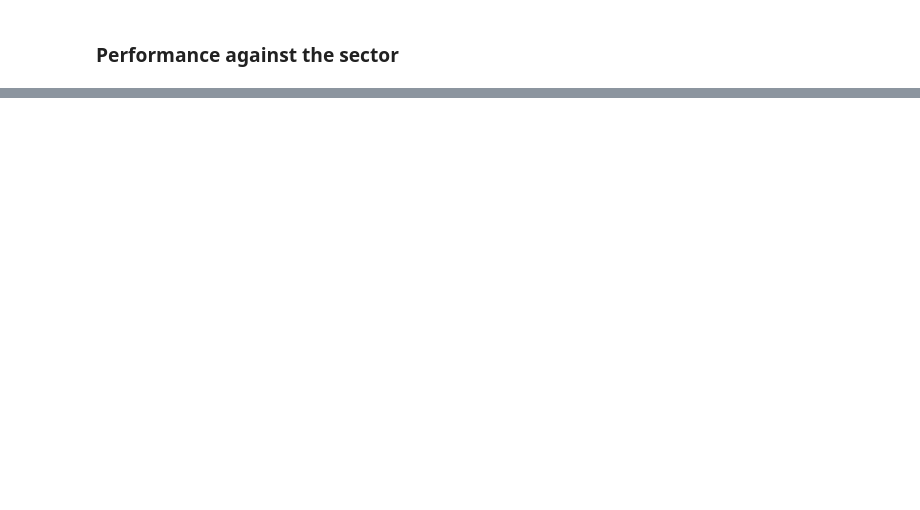
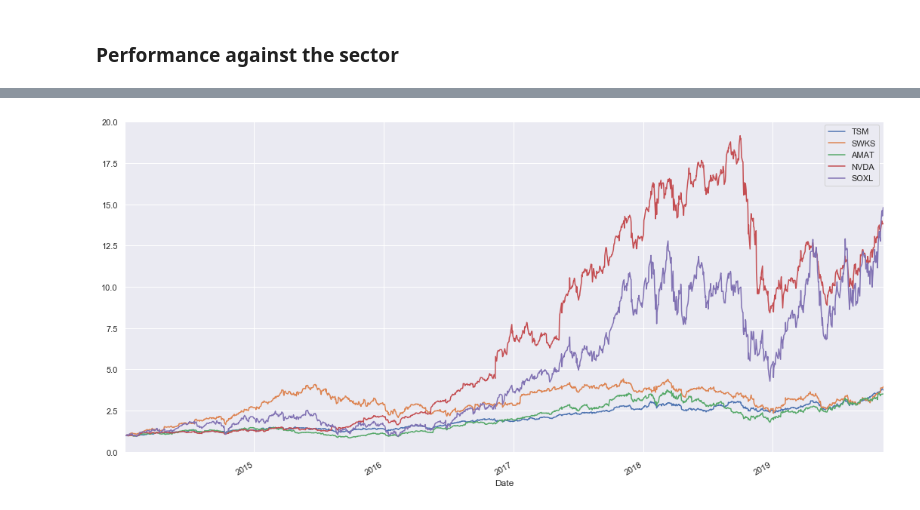
Before and after one commit to smurve/financials, a Jupyter notebook: realmoney/PortfolioManager.ipynb, the cells around one changed output, grey strips where cells are left out. Drawn from its saved outputs; the diff is of its cells as text; code cells hidden in the pictures; blank space fills up the shorter version.

```diff
--- a/realmoney/PortfolioManager.ipynb
+++ b/realmoney/PortfolioManager.ipynb
@@ -227,0 +259,4 @@ data = plot_rel(stocks, "2019-07-01")
+# %%
+data = plot_rel(['TSM', 'SWKS', 'AMAT', 'NVDA', 'SOXL'], "2014-01-01")
+# %% [output]
+[figure, added]
```
Also changed, not shown: parts of 13 cells of this notebook, 20 other files.
